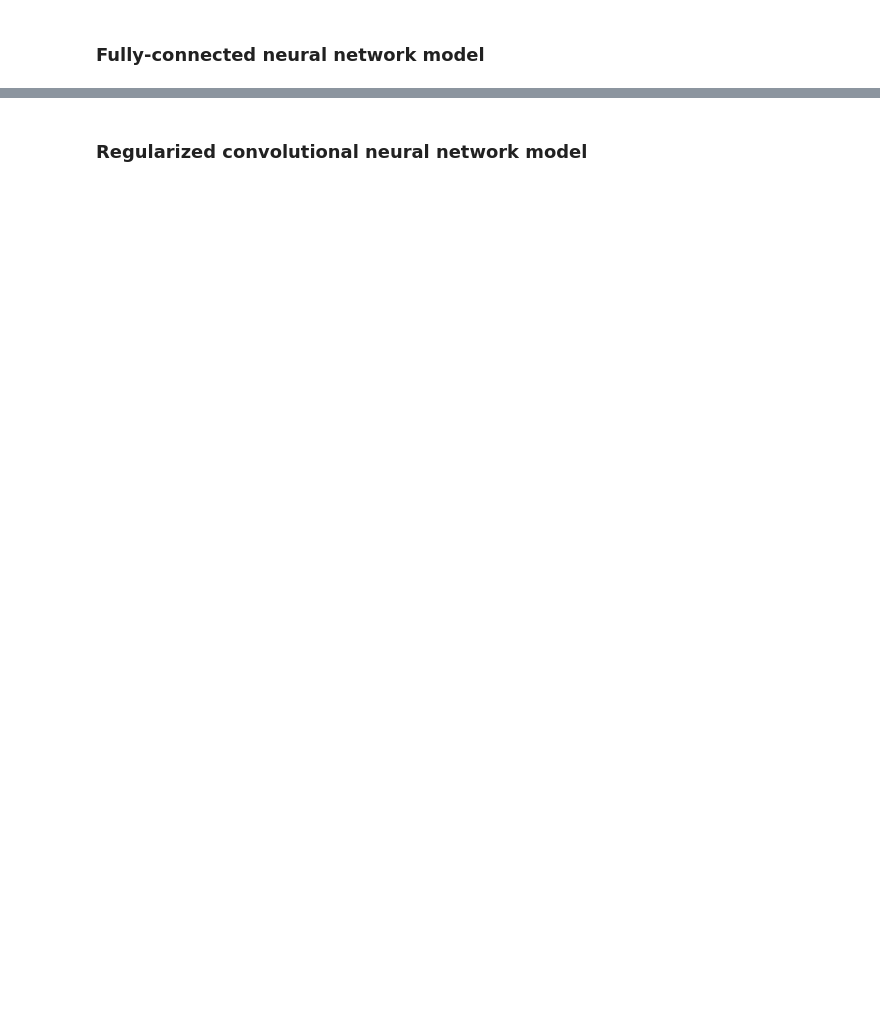
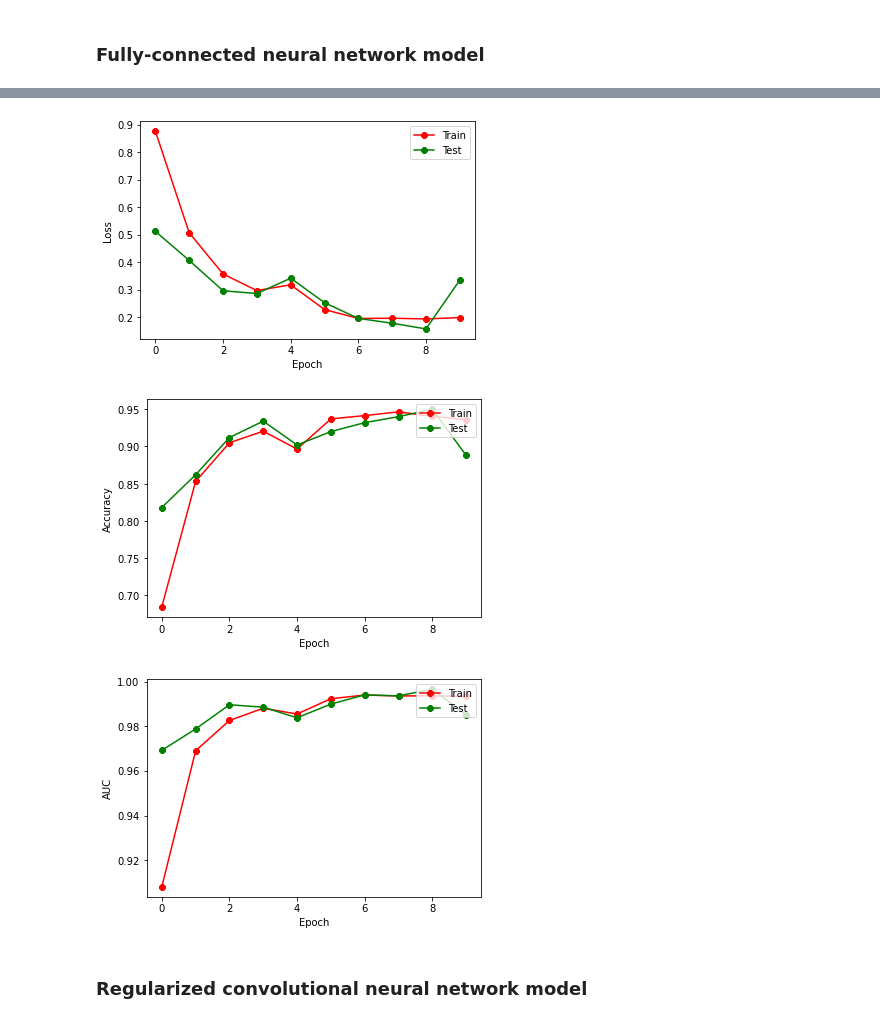
Before and after one commit to DaLuSt/DSLS-DS3-Machine-learning, a Jupyter notebook: deep-learning/DeepLearning_Rice_DaanSteur_379943_DSLS.ipynb, the cells around one changed output, grey strips where cells are left out. Drawn from its saved outputs; the diff is of its cells as text; code cells hidden in the pictures; blank space fills up the shorter version.

```diff
--- a/deep-learning/DeepLearning_Rice_DaanSteur_379943_DSLS.ipynb
+++ b/deep-learning/DeepLearning_Rice_DaanSteur_379943_DSLS.ipynb
@@ -170,10 +201,9 @@ neural = keras.models.Sequential()
 # add input layer
 neural.add(keras.layers.InputLayer(input_shape=(100,100,3), name='input'))
 neural.add(keras.layers.Flatten(name='flatten'))
-neural.add(keras.layers.Dense(units=64, activation='relu', name='dense3'))
-neural.add(keras.layers.Dense(units=32, activation='relu', name='dense4'))
+# neural.add(keras.layers.Dense(units=64, activation='relu', name='dense3'))
+# neural.add(keras.layers.Dense(units=32, activation='relu', name='dense4'))
 neural.add(keras.layers.Dense(units=16, activation='relu', name='dense5'))
-
 # output layer
 neural.add(keras.layers.Dense(units=5, activation='softmax', name = 'output'))
 neural.summary()
@@ -207,7 +235,8 @@ history_neural = neural.fit(
     epochs=10,
     steps_per_epoch= 100,
     validation_data=test_generator,
-    validation_steps=25)
+    validation_steps=25,
+    verbose=2)
 
 history_neural.history.keys()
 # %% [output]
@@ -235,23 +264,27 @@ dict_keys(['loss', 'categorical_accuracy', 'auc_3', 'val_loss', 'val_categorical
 # %%
-plt.plot(history_neural.history['loss'], marker='go', c='red', label='loss')
-plt.plot(history_neural.history['val_loss'], marker='g-', c='green', label='val_loss')
+plt.plot(history_neural.history['loss'], marker='8', c='red', label='loss')
+plt.plot(history_neural.history['val_loss'], marker='8', c='green', label='val_loss')
 plt.xlabel('Epoch')
 plt.ylabel('Loss')
 plt.legend(['Train', 'Test'], loc='upper right')
 plt.show()
 
-plt.plot(history_neural.history['categorical_accuracy'], marker='go', c='red', label='acc')
-plt.plot(history_neural.history['val_categorical_accuracy'], marker='g-', c='green', label='val_acc')
+plt.plot(history_neural.history['categorical_accuracy'], marker='8', c='red', label='acc')
+plt.plot(history_neural.history['val_categorical_accuracy'], marker='8', c='green', label='val_acc')
 plt.xlabel('Epoch')
 plt.ylabel('Accuracy')
 plt.legend(['Train', 'Test'], loc='upper right')
 plt.show()
 
-plt.plot(history_neural.history['auc'], marker='go', c='red', label='auc')
-plt.plot(history_neural.history['val_auc'], marker='g-', c='green', label='val_auc')
+plt.plot(history_neural.history['auc'], marker='8', c='red', label='auc')
+plt.plot(history_neural.history['val_auc'], marker='8', c='green', label='val_auc')
 plt.xlabel('Epoch')
 plt.ylabel('AUC')
 plt.legend(['Train', 'Test'], loc='upper right')
 plt.show()
+# %% [output]
+[figure, added]
+[figure, added]
+[figure, added]
 # %% [markdown]
 ### Regularized convolutional neural network model
```
Also changed, not shown: parts of 16 cells of this notebook.
